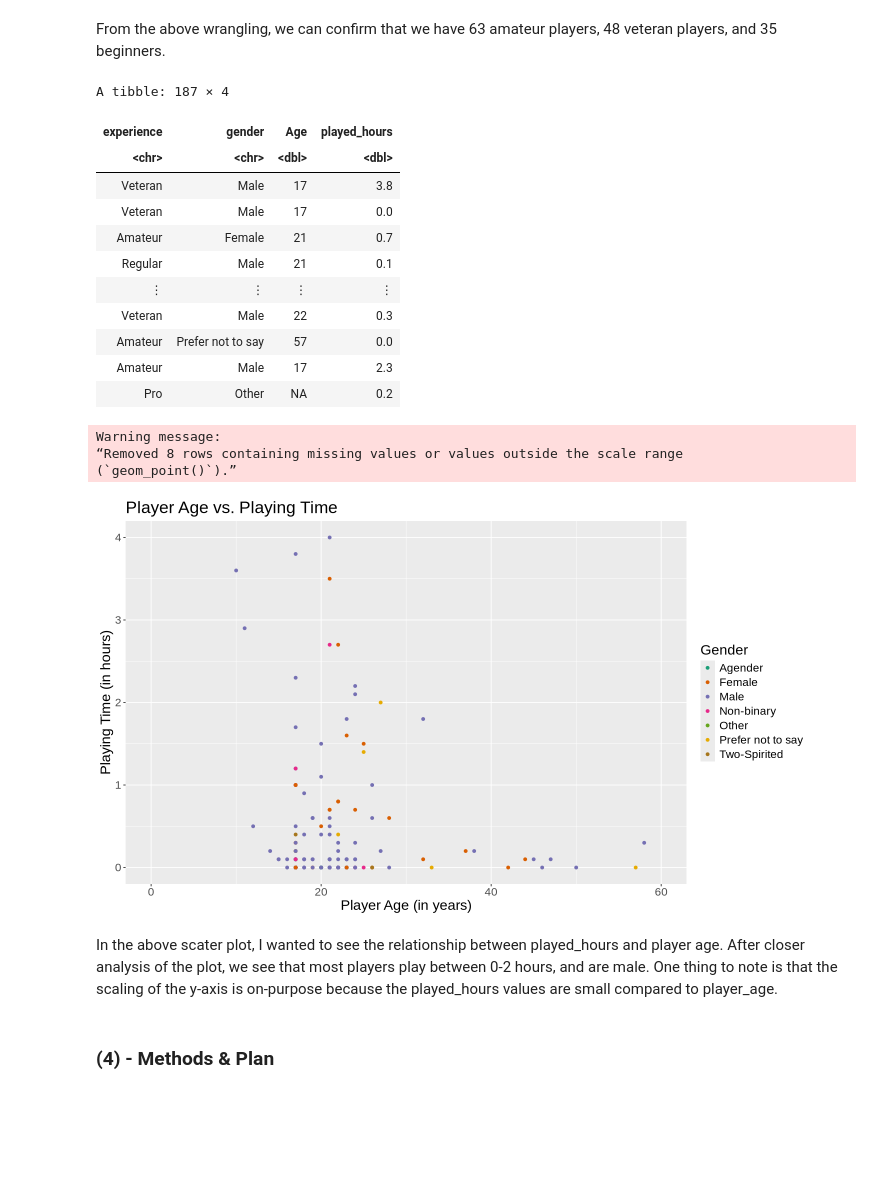
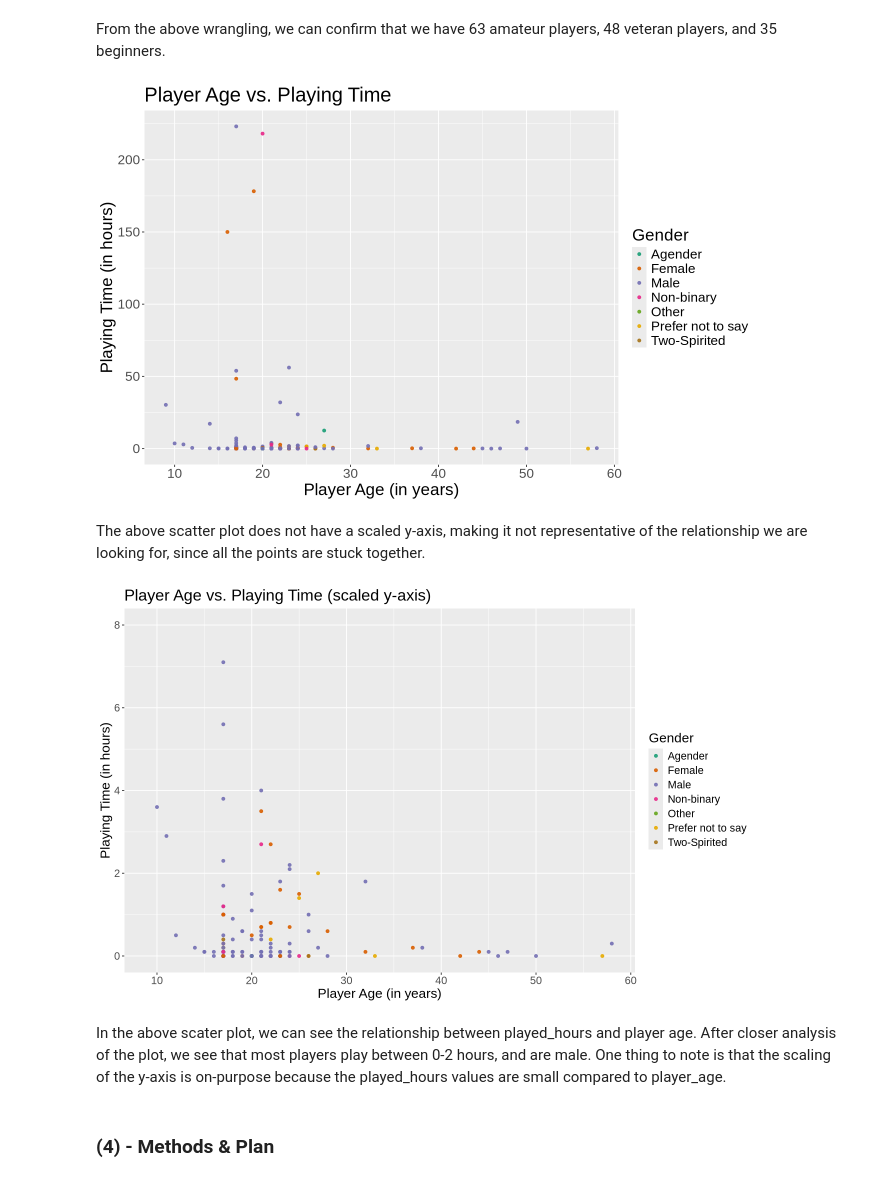
Before and after one commit to Iman-Soliman/Data-Science-100-Group-Project-Individual-, a Jupyter notebook: Individual Report.ipynb, the cells around one changed output. Drawn from its saved outputs; the diff is of its cells as text; code cells hidden in the pictures; blank space fills up the shorter version.

Commit message:
Final Draft
As of now I have completed all my work. All that is missing is to proof-read and make sure I am not over the 500-word limit.

```diff
--- a/Individual Report.ipynb
+++ b/Individual Report.ipynb
@@ -206,45 +206,37 @@ A tibble: 35 × 4
 | Beginner | Female | 17 | 0.0 |
 # %% [markdown]
 From the above wrangling, we can confirm that we have 63 amateur players, 48 veteran players, and 35 beginners.
+# %%
+options(repr.plot.width = 11, repr.plot.length = 9)
+
+#plot age vs. played_hours
+age_vs_played_hours_plot <- players_2 |>
+                            ggplot(aes(x = Age, y = played_hours, color = gender))+
+                            geom_point(alpha = 0.9, na.rm = TRUE)+
+                            labs(x = "Player Age (in years)", y = "Playing Time (in hours)", color = "Gender", title = "Player Age vs. Playing Time")+
+                            theme(text = element_text(size = 20))+
+                            scale_color_brewer(palette = "")
+age_vs_played_hours_plot
+# %% [output]
+[figure, added]
+# %% [markdown]
+The above scatter plot does not have a scaled y-axis, making it not representative of the relationship we are looking for, since all the points are stuck together.
 # %%
-#filter played_hours that are too high and would disrupt the plotted data
-players_scale <- players_2 |>
-                filter(played_hours < 30)
-players_scale
+options(repr.plot.width = 11, repr.plot.length = 9)
 
-
-#plot age vs. played_hours
-
-options(repr.plot.width = 12, repr.plot.length = 9)
-
-age_vs_played_hours_plot <- players_scale |>
-                            ggplot(aes(x = Age, y = played_hours, color = gender))+
-                            geom_point()+
-                            labs(x = "Player Age (in years)", y = "Playing Time (in hours)", color = "Gender", title = "Player Age vs. Playing Time")+
-                            xlim(0,60)+
-                            ylim(0,4)+
-                            theme(text = element_text(size = 17))+
-                            scale_color_brewer(palette = "Dark2")
-age_vs_played_hours_plot
+#plot age vs. played_hours (scaled y-axis)
+age_vs_played_hours_plot_scale <- players |>
+                                ggplot(aes(x = Age, y = played_hours, color = gender))+
+                                geom_point(alpha = 0.9, na.rm = TRUE)+
+                                labs(x = "Player Age (in years)", y = "Playing Time (in hours)", color = "Gender", title = "Player Age vs. Playing Time (scaled y-axis)")+
+                                ylim(0,8)+
+                                theme(text = element_text(size = 16))+
+                                scale_color_brewer(palette = "Dark2")
+age_vs_played_hours_plot_scale
 # %% [output]
-A tibble: 187 × 4
-| experience | gender | Age | played_hours |
-| <chr> | <chr> | <dbl> | <dbl> |
-| Veteran | Male | 17 | 3.8 |
-| Veteran | Male | 17 | 0.0 |
-| Amateur | Female | 21 | 0.7 |
-| Regular | Male | 21 | 0.1 |
-| ⋮ | ⋮ | ⋮ | ⋮ |
-| Veteran | Male | 22 | 0.3 |
-| Amateur | Prefer not to say | 57 | 0.0 |
-| Amateur | Male | 17 | 2.3 |
-| Pro | Other | NA | 0.2 |
-Warning message:
-“Removed 8 rows containing missing values or values outside the scale range
-(`geom_point()`).”
-[figure, old version]
+[figure, new version]
 # %% [markdown]
-In the above scater plot, I wanted to see the relationship between played_hours and player age. After closer analysis of the plot, we see that most players play between 0-2 hours, and are male. One thing to note is that the scaling of the y-axis is on-purpose because the played_hours values are small compared to player_age.
+In the above scater plot, we can see the relationship between played_hours and player age. After closer analysis of the plot, we see that most players play between 0-2 hours, and are male. One thing to note is that the scaling of the y-axis is on-purpose because the played_hours values are small compared to player_age.
 # %% [markdown]
 ### (4) - Methods & Plan
 # %% [markdown]
```
Also changed, not shown: parts of 2 cells of this notebook.
